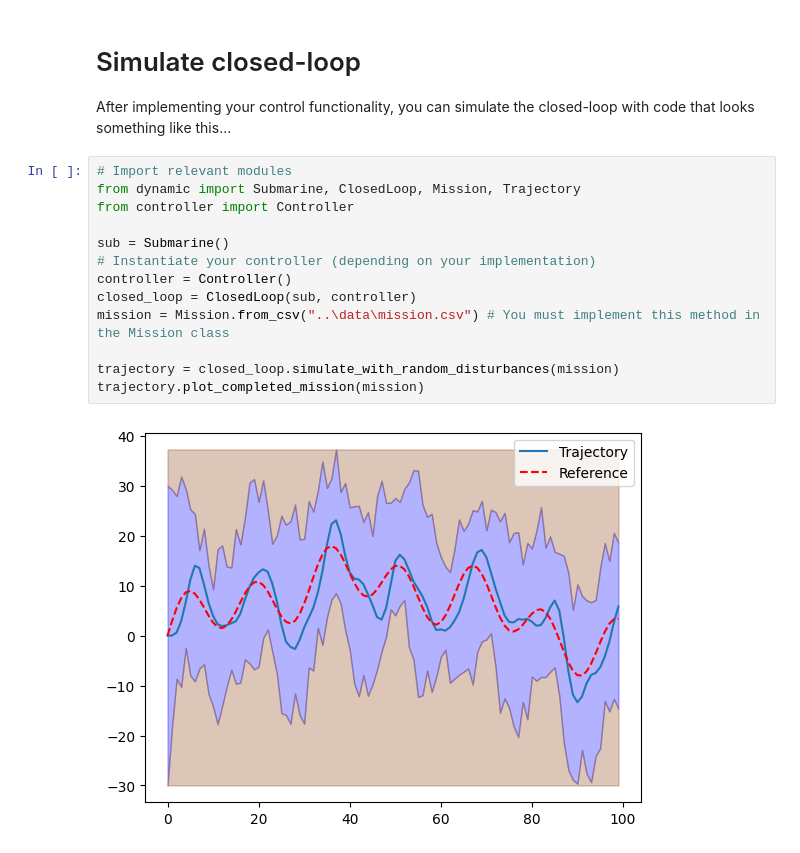
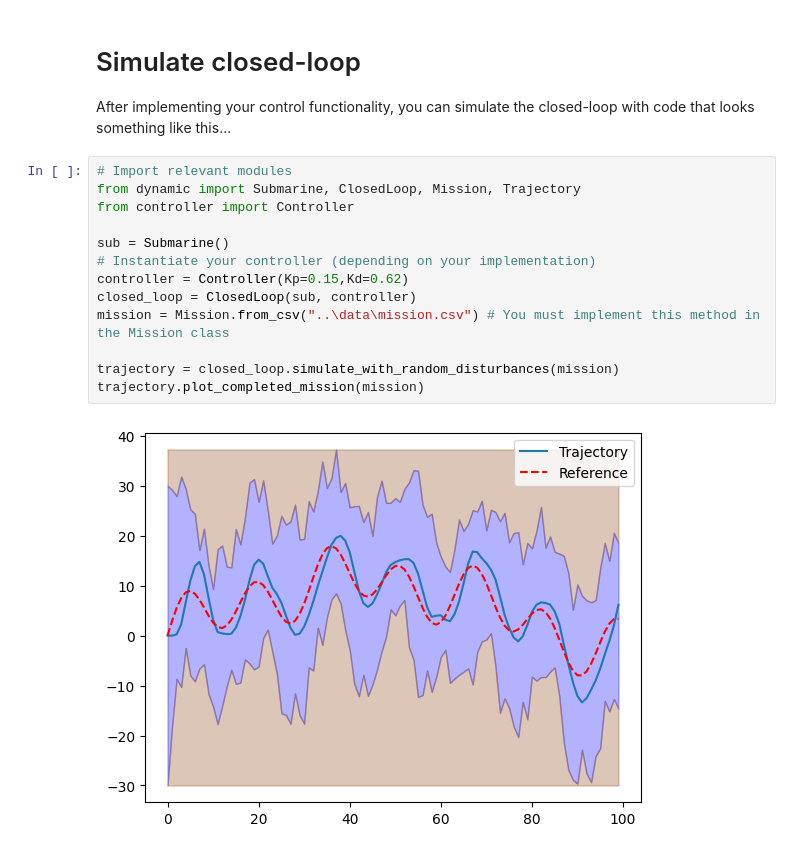
Before and after one commit to Follen-cry/b1-coding-practical-mt24, a Jupyter notebook: notebooks/demo.ipynb, the cells around one changed output. Drawn from its saved outputs; the diff is of its cells as text.

Commit message:
small tweak of the control constant

```diff
--- a/notebooks/demo.ipynb
+++ b/notebooks/demo.ipynb
@@ -18,15 +18,15 @@ After implementing your control functionality, you can simulate the closed-loop
 # %%
 # Import relevant modules
 from dynamic import Submarine, ClosedLoop, Mission, Trajectory
 from controller import Controller
 
 sub = Submarine()
 # Instantiate your controller (depending on your implementation)
-controller = Controller()
+controller = Controller(Kp=0.15,Kd=0.62)
 closed_loop = ClosedLoop(sub, controller)
 mission = Mission.from_csv("..\data\mission.csv") # You must implement this method in the Mission class
 
 trajectory = closed_loop.simulate_with_random_disturbances(mission)
 trajectory.plot_completed_mission(mission)
 # %% [output]
-[figure, old version]
+[figure, new version]
```
